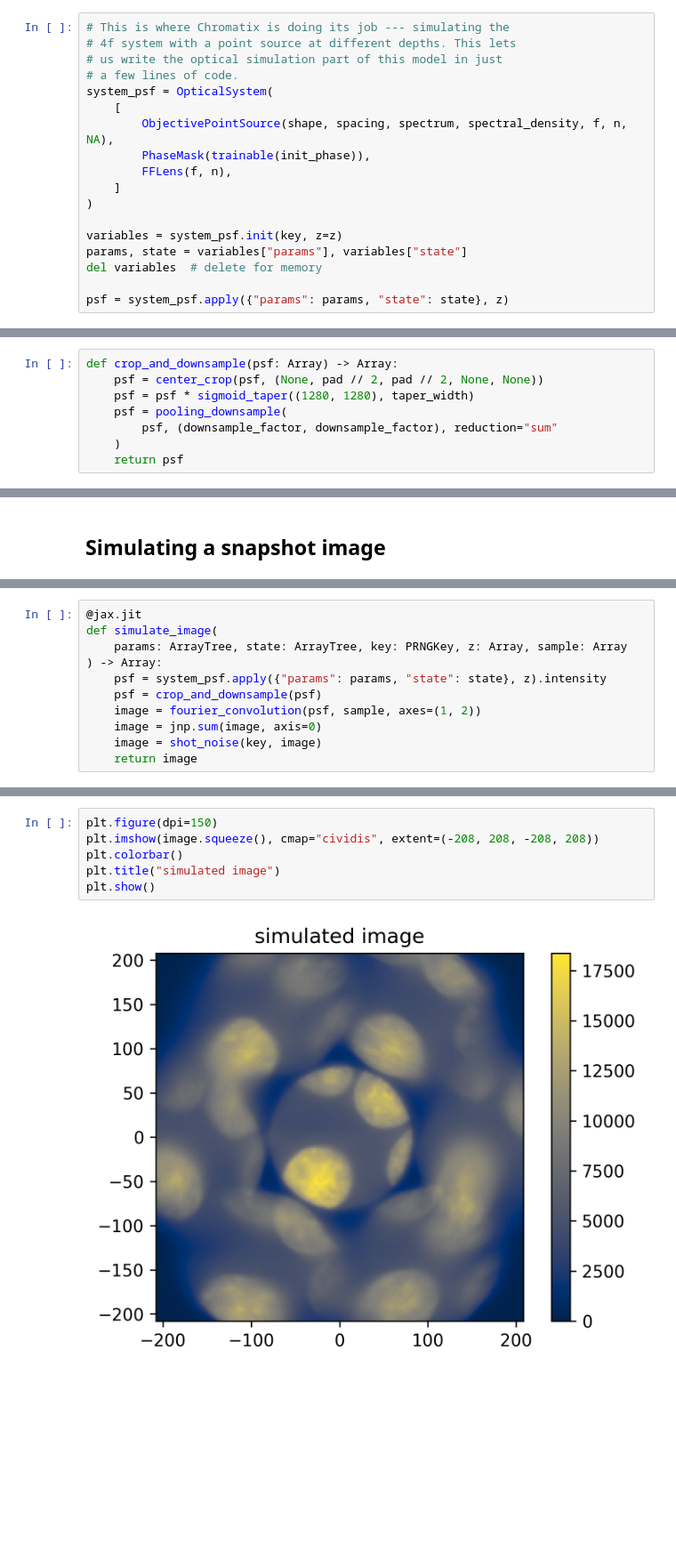
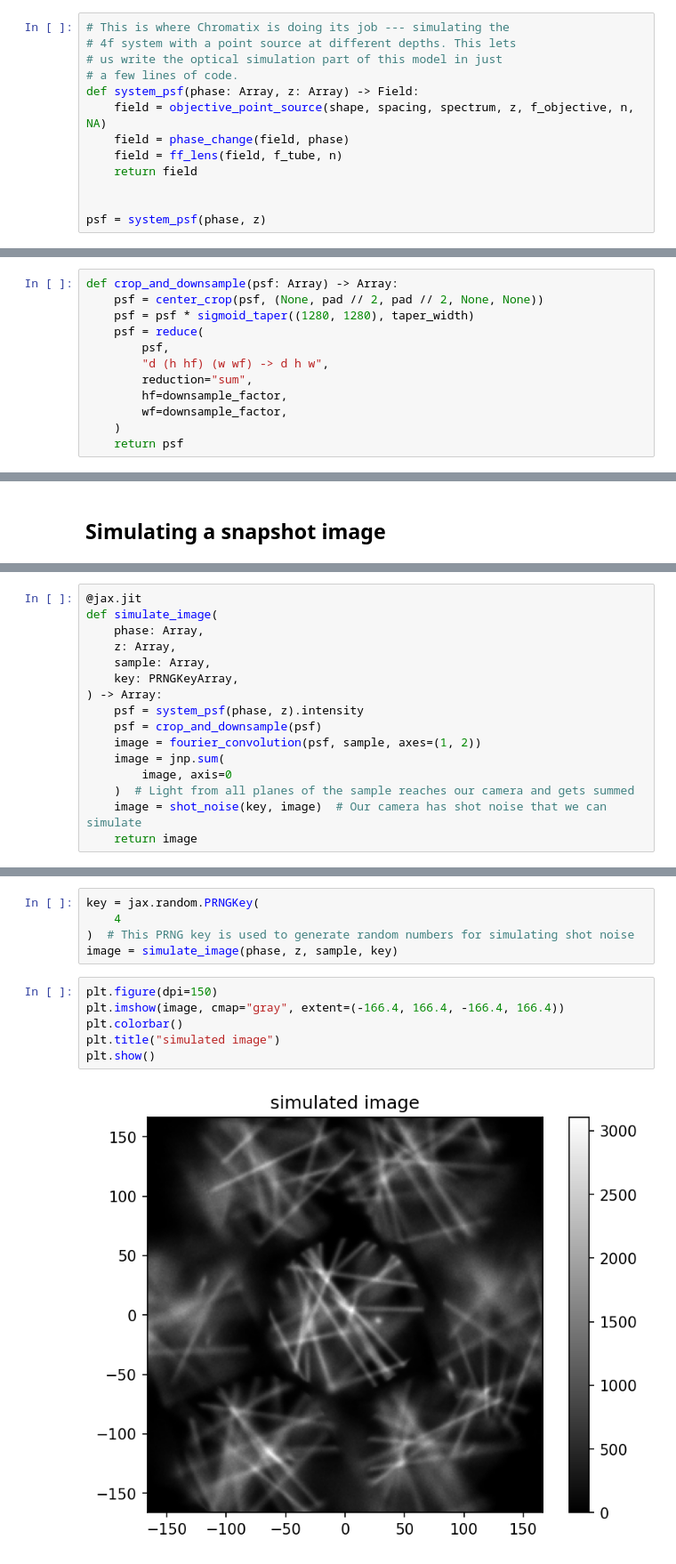
Before and after one commit to chromatix-team/chromatix, a Jupyter notebook: docs/examples/holoscope.ipynb, the cells around one changed output, grey strips where cells are left out. Shown at 89% size. Drawn from its saved outputs; the diff is of its cells as text; blank space fills up the shorter version.

```diff
--- a/docs/examples/holoscope.ipynb
+++ b/docs/examples/holoscope.ipynb
@@ -88,16 +82,11 @@ What we want to do is to sandwich this phase mask between two lenses, and then s
 # 4f system with a point source at different depths. This lets
 # us write the optical simulation part of this model in just
 # a few lines of code.
-system_psf = OpticalSystem(
-    [
-        ObjectivePointSource(shape, spacing, spectrum, spectral_density, f, n, NA),
-        PhaseMask(trainable(init_phase)),
-        FFLens(f, n),
-    ]
-)
+def system_psf(phase: Array, z: Array) -> Field:
+    field = objective_point_source(shape, spacing, spectrum, z, f_objective, n, NA)
+    field = phase_change(field, phase)
+    field = ff_lens(field, f_tube, n)
+    return field
 
-variables = system_psf.init(key, z=z)
-params, state = variables["params"], variables["state"]
-del variables  # delete for memory
 
-psf = system_psf.apply({"params": params, "state": state}, z)
+psf = system_psf(phase, z)
@@ -125,7 +124,11 @@ We're simulating the PSF at a very high resolution, but in practice we might wan
 def crop_and_downsample(psf: Array) -> Array:
     psf = center_crop(psf, (None, pad // 2, pad // 2, None, None))
     psf = psf * sigmoid_taper((1280, 1280), taper_width)
-    psf = pooling_downsample(
-        psf, (downsample_factor, downsample_factor), reduction="sum"
+    psf = reduce(
+        psf,
+        "d (h hf) (w wf) -> d h w",
+        reduction="sum",
+        hf=downsample_factor,
+        wf=downsample_factor,
     )
     return psf
@@ -157,12 +201,17 @@ ModuleNotFoundError: The requested file is part of the scikit-image distribution
 # %%
 @jax.jit
 def simulate_image(
-    params: ArrayTree, state: ArrayTree, key: PRNGKey, z: Array, sample: Array
+    phase: Array,
+    z: Array,
+    sample: Array,
+    key: PRNGKeyArray,
 ) -> Array:
-    psf = system_psf.apply({"params": params, "state": state}, z).intensity
+    psf = system_psf(phase, z).intensity
     psf = crop_and_downsample(psf)
     image = fourier_convolution(psf, sample, axes=(1, 2))
-    image = jnp.sum(image, axis=0)
-    image = shot_noise(key, image)
+    image = jnp.sum(
+        image, axis=0
+    )  # Light from all planes of the sample reaches our camera and gets summed
+    image = shot_noise(key, image)  # Our camera has shot noise that we can simulate
     return image
 # %% [markdown]
@@ -174,9 +221,14 @@ image = simulate_image(params, state, key, z, sample)
+# %%
+key = jax.random.PRNGKey(
+    4
+)  # This PRNG key is used to generate random numbers for simulating shot noise
+image = simulate_image(phase, z, sample, key)
 # %%
 plt.figure(dpi=150)
-plt.imshow(image.squeeze(), cmap="cividis", extent=(-208, 208, -208, 208))
+plt.imshow(image, cmap="gray", extent=(-166.4, 166.4, -166.4, 166.4))
 plt.colorbar()
 plt.title("simulated image")
 plt.show()
 # %% [output]
-[figure, old version]
+[figure, new version]
 # %% [markdown]
```
Also changed, not shown: parts of 31 cells of this notebook, 14 other files.
